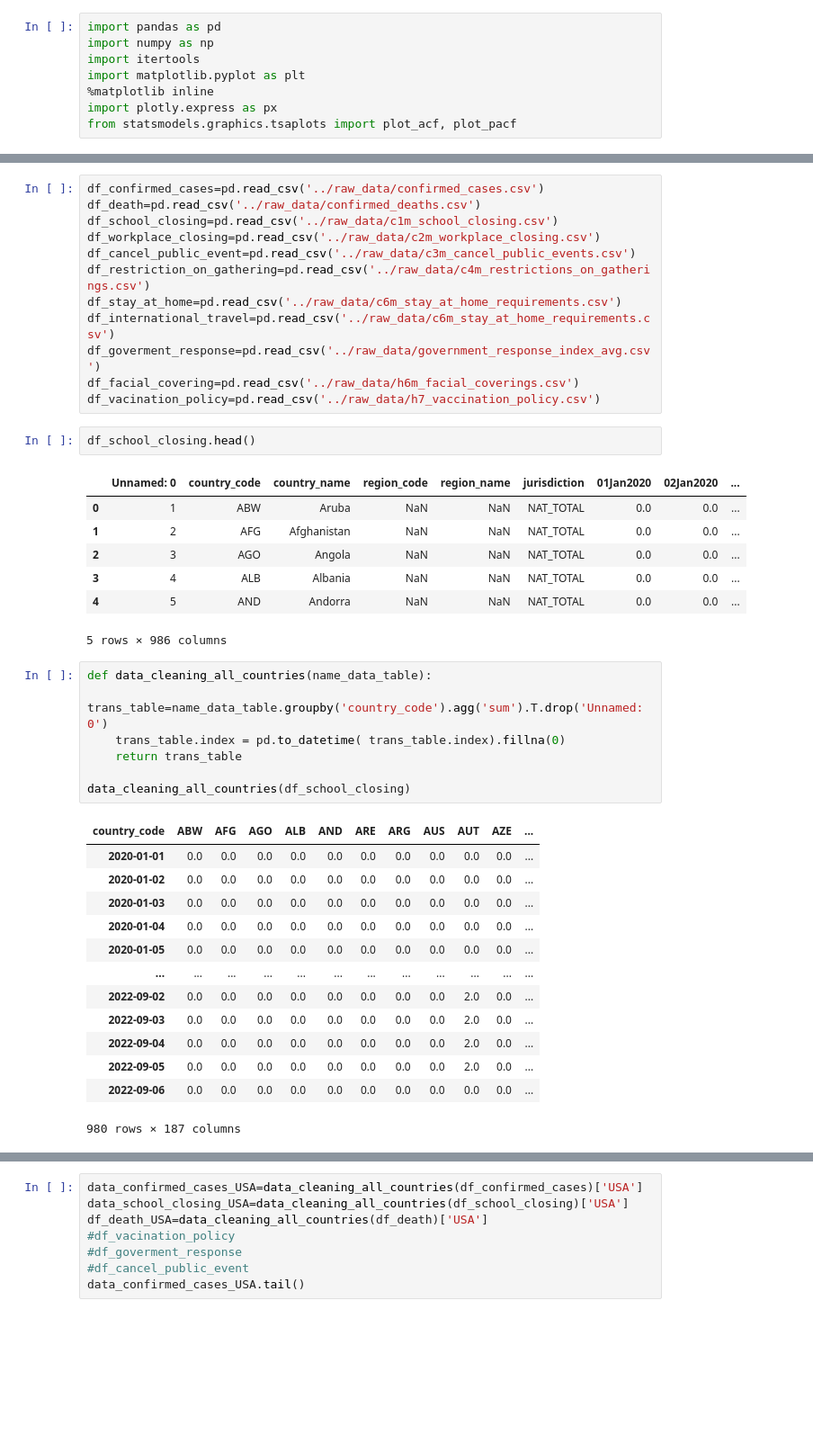
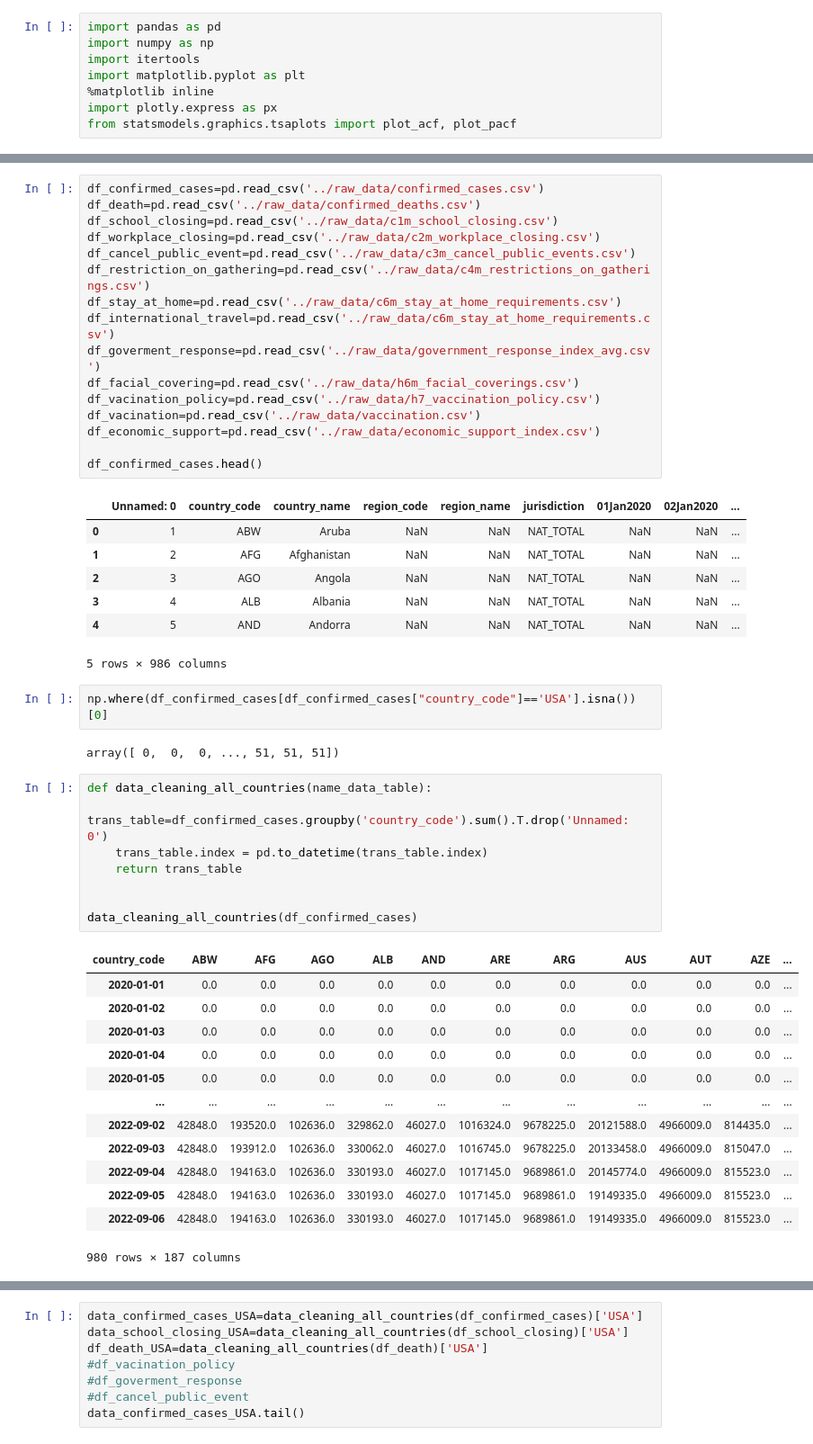
Before and after one commit to tekadata/covid_time_series_prediction, a Jupyter notebook: notebooks/Data_analysis-multiple_data.ipynb, the cells around one changed output, grey strips where cells are left out. Shown: that part at 90% size. Drawn from its saved outputs; the diff is of its cells as text; blank space fills up the shorter version.

```diff
--- a/notebooks/Data_analysis-multiple_data.ipynb
+++ b/notebooks/Data_analysis-multiple_data.ipynb
@@ -18,34 +40,41 @@ df_international_travel=pd.read_csv('../raw_data/c6m_stay_at_home_requirements.c
 df_goverment_response=pd.read_csv('../raw_data/government_response_index_avg.csv')
 df_facial_covering=pd.read_csv('../raw_data/h6m_facial_coverings.csv')
 df_vacination_policy=pd.read_csv('../raw_data/h7_vaccination_policy.csv')
+df_vacination=pd.read_csv('../raw_data/vaccination.csv')
+df_economic_support=pd.read_csv('../raw_data/economic_support_index.csv')
+
+df_confirmed_cases.head()
+# %% [output]
+|  | Unnamed: 0 | country_code | country_name | region_code | region_name | jurisdiction | 01Jan2020 | 02Jan2020 | ... |
+| 0 | 1 | ABW | Aruba | NaN | NaN | NAT_TOTAL | NaN | NaN | ... |
+| 1 | 2 | AFG | Afghanistan | NaN | NaN | NAT_TOTAL | NaN | NaN | ... |
+| 2 | 3 | AGO | Angola | NaN | NaN | NAT_TOTAL | NaN | NaN | ... |
+| 3 | 4 | ALB | Albania | NaN | NaN | NAT_TOTAL | NaN | NaN | ... |
+| 4 | 5 | AND | Andorra | NaN | NaN | NAT_TOTAL | NaN | NaN | ... |
+5 rows × 986 columns
-# %%
-df_school_closing.head()
-# %% [output]
-|  | Unnamed: 0 | country_code | country_name | region_code | region_name | jurisdiction | 01Jan2020 | 02Jan2020 | ... |
-| 0 | 1 | ABW | Aruba | NaN | NaN | NAT_TOTAL | 0.0 | 0.0 | ... |
-| 1 | 2 | AFG | Afghanistan | NaN | NaN | NAT_TOTAL | 0.0 | 0.0 | ... |
-| 2 | 3 | AGO | Angola | NaN | NaN | NAT_TOTAL | 0.0 | 0.0 | ... |
-| 3 | 4 | ALB | Albania | NaN | NaN | NAT_TOTAL | 0.0 | 0.0 | ... |
-| 4 | 5 | AND | Andorra | NaN | NaN | NAT_TOTAL | 0.0 | 0.0 | ... |
-5 rows × 986 columns
+# %%
+np.where(df_confirmed_cases[df_confirmed_cases["country_code"]=='USA'].isna())[0]
+# %% [output]
+array([ 0,  0,  0, ..., 51, 51, 51])
 # %%
 def data_cleaning_all_countries(name_data_table):
-    trans_table=name_data_table.groupby('country_code').agg('sum').T.drop('Unnamed: 0')
-    trans_table.index = pd.to_datetime( trans_table.index).fillna(0)
+    trans_table=df_confirmed_cases.groupby('country_code').sum().T.drop('Unnamed: 0')
+    trans_table.index = pd.to_datetime(trans_table.index)
     return trans_table
 
-data_cleaning_all_countries(df_school_closing)
+
+data_cleaning_all_countries(df_confirmed_cases)
 # %% [output]
 | country_code | ABW | AFG | AGO | ALB | AND | ARE | ARG | AUS | AUT | AZE | ... |
 | 2020-01-01 | 0.0 | 0.0 | 0.0 | 0.0 | 0.0 | 0.0 | 0.0 | 0.0 | 0.0 | 0.0 | ... |
 | 2020-01-02 | 0.0 | 0.0 | 0.0 | 0.0 | 0.0 | 0.0 | 0.0 | 0.0 | 0.0 | 0.0 | ... |
 | 2020-01-03 | 0.0 | 0.0 | 0.0 | 0.0 | 0.0 | 0.0 | 0.0 | 0.0 | 0.0 | 0.0 | ... |
 | 2020-01-04 | 0.0 | 0.0 | 0.0 | 0.0 | 0.0 | 0.0 | 0.0 | 0.0 | 0.0 | 0.0 | ... |
 | 2020-01-05 | 0.0 | 0.0 | 0.0 | 0.0 | 0.0 | 0.0 | 0.0 | 0.0 | 0.0 | 0.0 | ... |
 | ... | ... | ... | ... | ... | ... | ... | ... | ... | ... | ... | ... |
-| 2022-09-02 | 0.0 | 0.0 | 0.0 | 0.0 | 0.0 | 0.0 | 0.0 | 0.0 | 2.0 | 0.0 | ... |
-| 2022-09-03 | 0.0 | 0.0 | 0.0 | 0.0 | 0.0 | 0.0 | 0.0 | 0.0 | 2.0 | 0.0 | ... |
-| 2022-09-04 | 0.0 | 0.0 | 0.0 | 0.0 | 0.0 | 0.0 | 0.0 | 0.0 | 2.0 | 0.0 | ... |
-| 2022-09-05 | 0.0 | 0.0 | 0.0 | 0.0 | 0.0 | 0.0 | 0.0 | 0.0 | 2.0 | 0.0 | ... |
-| 2022-09-06 | 0.0 | 0.0 | 0.0 | 0.0 | 0.0 | 0.0 | 0.0 | 0.0 | 0.0 | 0.0 | ... |
+| 2022-09-02 | 42848.0 | 193520.0 | 102636.0 | 329862.0 | 46027.0 | 1016324.0 | 9678225.0 | 20121588.0 | 4966009.0 | 814435.0 | ... |
+| 2022-09-03 | 42848.0 | 193912.0 | 102636.0 | 330062.0 | 46027.0 | 1016745.0 | 9678225.0 | 20133458.0 | 4966009.0 | 815047.0 | ... |
+| 2022-09-04 | 42848.0 | 194163.0 | 102636.0 | 330193.0 | 46027.0 | 1017145.0 | 9689861.0 | 20145774.0 | 4966009.0 | 815523.0 | ... |
+| 2022-09-05 | 42848.0 | 194163.0 | 102636.0 | 330193.0 | 46027.0 | 1017145.0 | 9689861.0 | 19149335.0 | 4966009.0 | 815523.0 | ... |
+| 2022-09-06 | 42848.0 | 194163.0 | 102636.0 | 330193.0 | 46027.0 | 1017145.0 | 9689861.0 | 19149335.0 | 4966009.0 | 815523.0 | ... |
 980 rows × 187 columns
```
Also changed, not shown: parts of 25 cells of this notebook.
